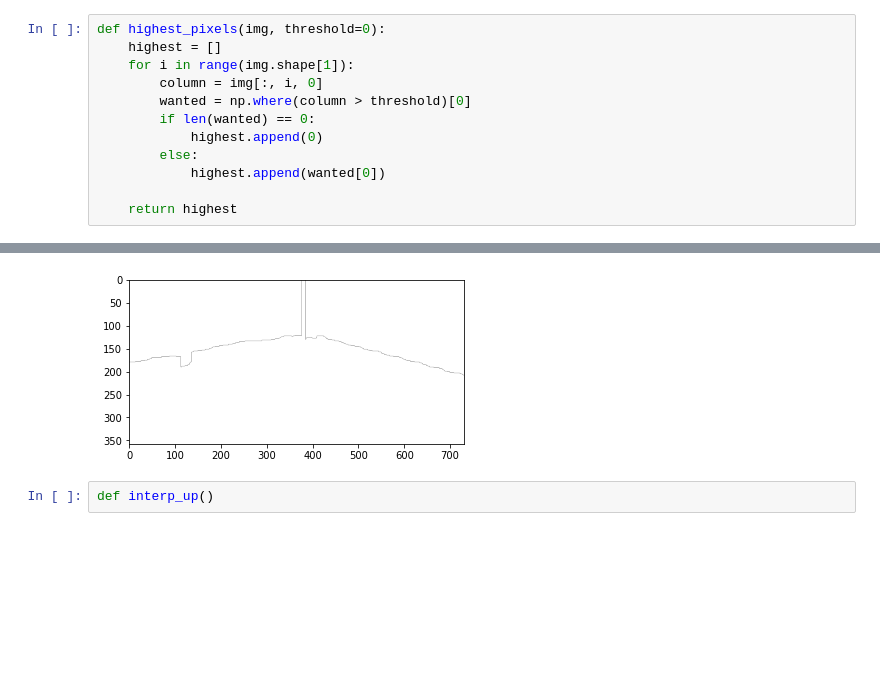
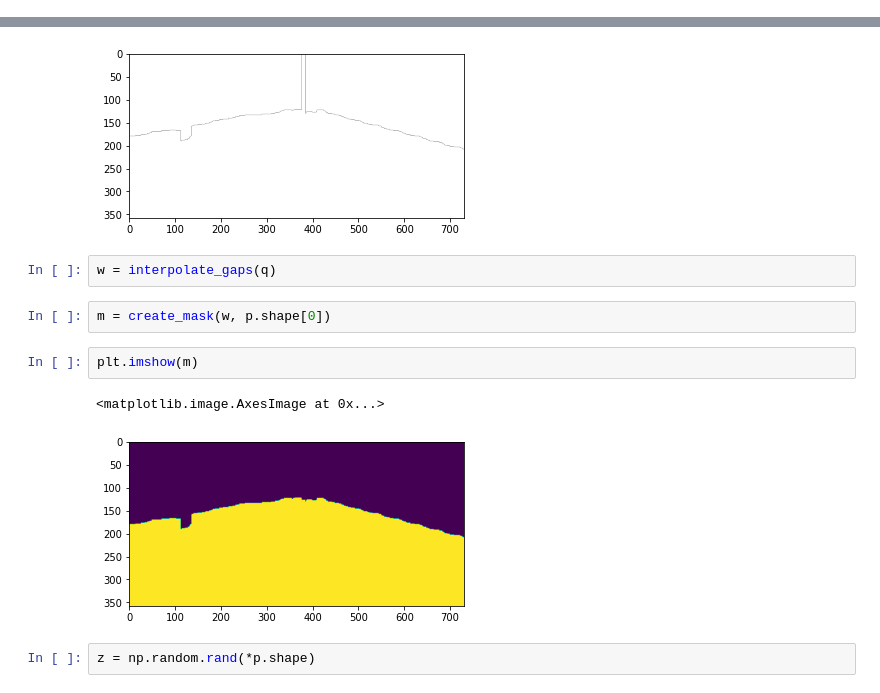
Before and after one commit to Lewington-pitsos/lanenet-lane-detection, a Jupyter notebook: road_mask.ipynb, the cells around one changed output, grey strips where cells are left out. Cells and saved outputs as stored; diff of their text form; blank space fills up the shorter version.

```diff
--- a/road_mask.ipynb
+++ b/road_mask.ipynb
@@ -13,15 +22,3 @@ plt.imshow(image)
-# %%
-def highest_pixels(img, threshold=0):
-    highest = []
-    for i in range(img.shape[1]):
-        column = img[:, i, 0]
-        wanted = np.where(column > threshold)[0]
-        if len(wanted) == 0:
-            highest.append(0)
-        else:
-            highest.append(wanted[0])
-
-    return highest
 # %%
 q = highest_pixels(image)
 # %%
@@ -43,5 +50,14 @@ plt.imshow(p)
 # %% [output]
 <matplotlib.image.AxesImage at 0x...>
 [figure]
-# %%
-def interp_up()
+# %%
+w = interpolate_gaps(q)
+# %%
+m = create_mask(w, p.shape[0])
+# %%
+plt.imshow(m)
+# %% [output]
+<matplotlib.image.AxesImage at 0x...>
+[figure, added]
+# %%
+z = np.random.rand(*p.shape)
```
Also changed, not shown: parts of 12 cells of this notebook, 2 other files.
